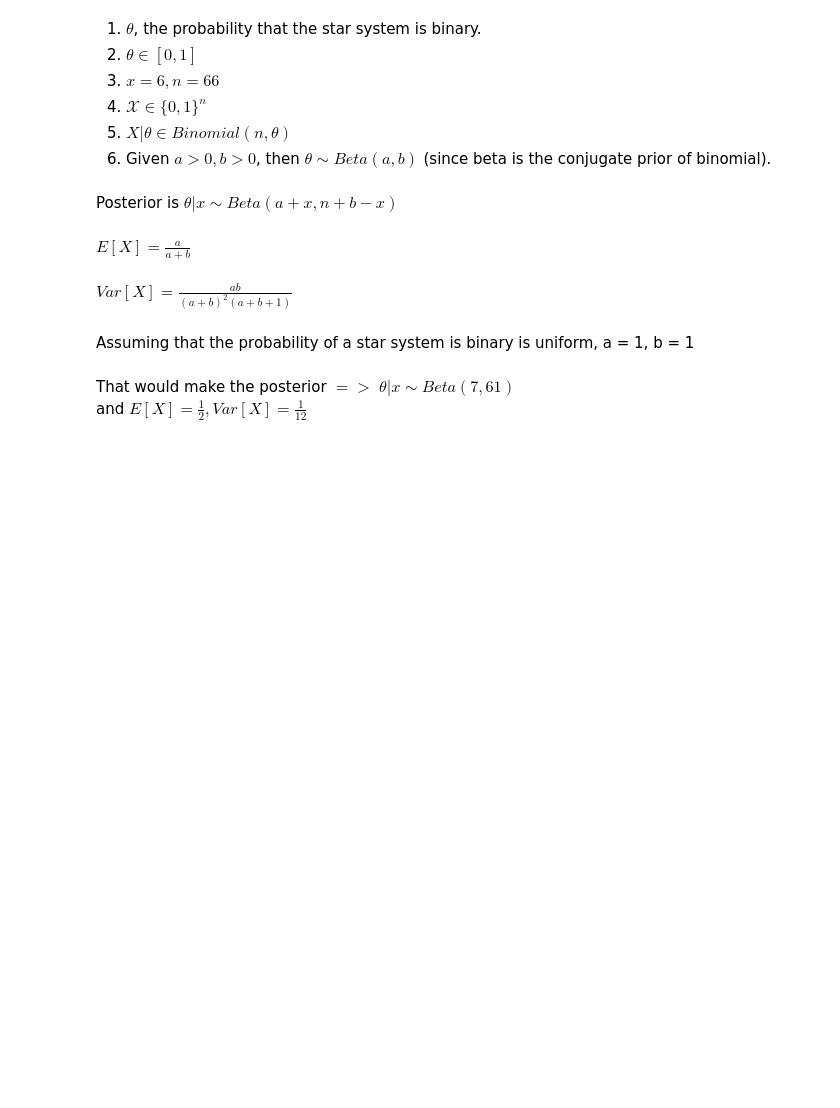
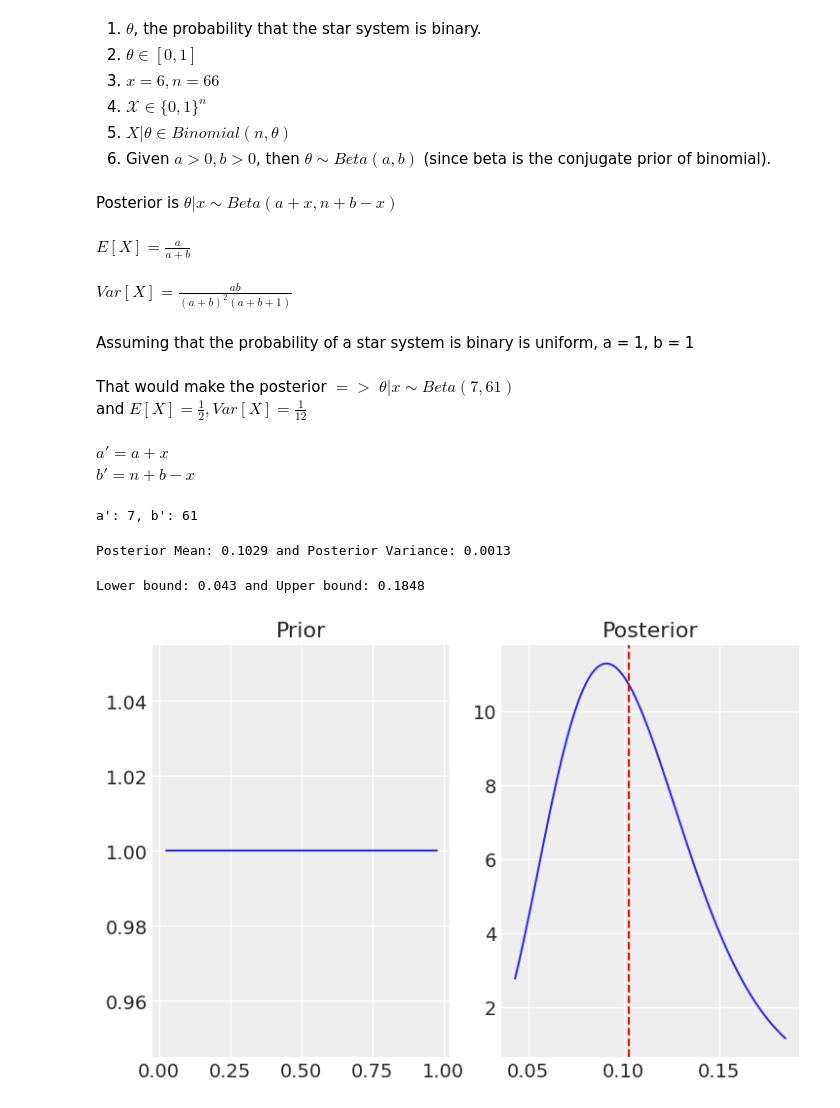
Before and after one commit to Raghuram-Veeramallu/Bayesian-Astrostat, a Jupyter notebook: Project 1/Project1_Group3.ipynb, the cells around one changed output. Cells and saved outputs as stored; diff of their text form; code cells hidden in the pictures; blank space fills up the shorter version.

```diff
--- a/Project 1/Project1_Group3.ipynb
+++ b/Project 1/Project1_Group3.ipynb
@@ -179,3 +182,43 @@ and $E[X] = \frac{1}{2} , Var[X] = \frac{1}{12} $
 # %%
 a = 1
 b = 1
+nobs = len(mul_obs)
+nbin_obs = len(bin_stars)
+# %% [markdown]
+$a' = a + x$
+$b' = n + b - x$
+# %%
+a_bar = a + nbin_obs
+b_bar = nobs + b - nbin_obs
+
+print(f'a\': {a_bar}, b\': {b_bar}')
+# %% [output]
+a': 7, b': 61
+# %%
+post_mean = a_bar / (a_bar + b_bar)
+post_var = (a_bar * b_bar)/((a_bar + b_bar) ** 2 * (a_bar + b_bar + 1))
+print(f'Posterior Mean: {round(post_mean, 4)} and Posterior Variance: {round(post_var, 4)}')
+# %% [output]
+Posterior Mean: 0.1029 and Posterior Variance: 0.0013
+# %%
+post_lb = stats.beta.ppf(0.025, a_bar, b_bar)
+post_ub = stats.beta.ppf(0.975, a_bar, b_bar)
+print(f'Lower bound: {round(post_lb, 4)} and Upper bound: {round(post_ub, 4)}')
+# %% [output]
+Lower bound: 0.043 and Upper bound: 0.1848
+# %%
+fig, ax = plt.subplots(1, 2)
+x1 = np.linspace(stats.beta.ppf(0.025, 1, 1), stats.beta.ppf(0.975, 1, 1), 100)
+y1 = stats.beta.pdf(x1, a, b)
+ax[0].plot(x1, y1)
+ax[0].set_title('Prior')
+
+x2 = np.linspace(stats.beta.ppf(0.025, a_bar, b_bar), stats.beta.ppf(0.975, a_bar, b_bar), 100)
+y2 = stats.beta.pdf(x2, a_bar, b_bar)
+ax[1].plot(x2,y2)
+ax[1].axvline(post_mean, color='r', ls='--')
+ax[1].set_title('Posterior')
+
+fig.show()
+# %% [output]
+[figure, added]
```
Also changed, not shown: parts of 6 cells of this notebook.
